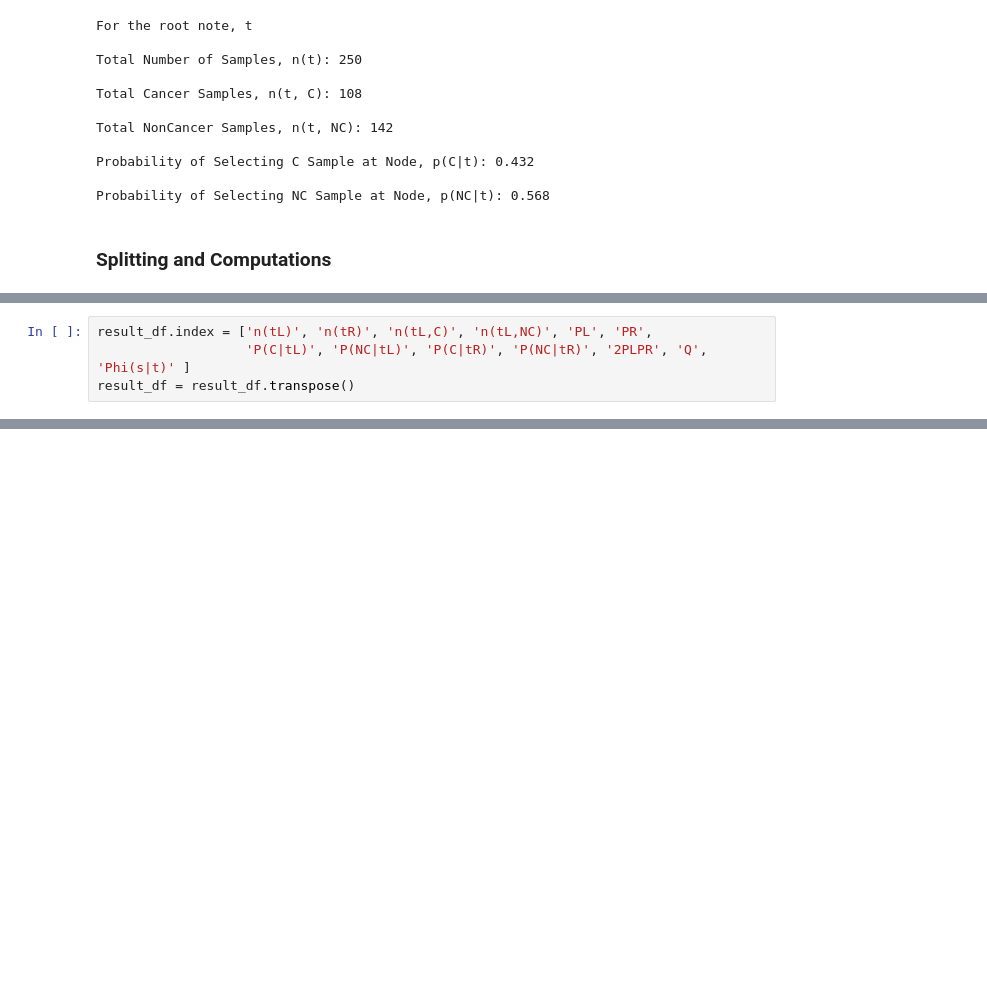
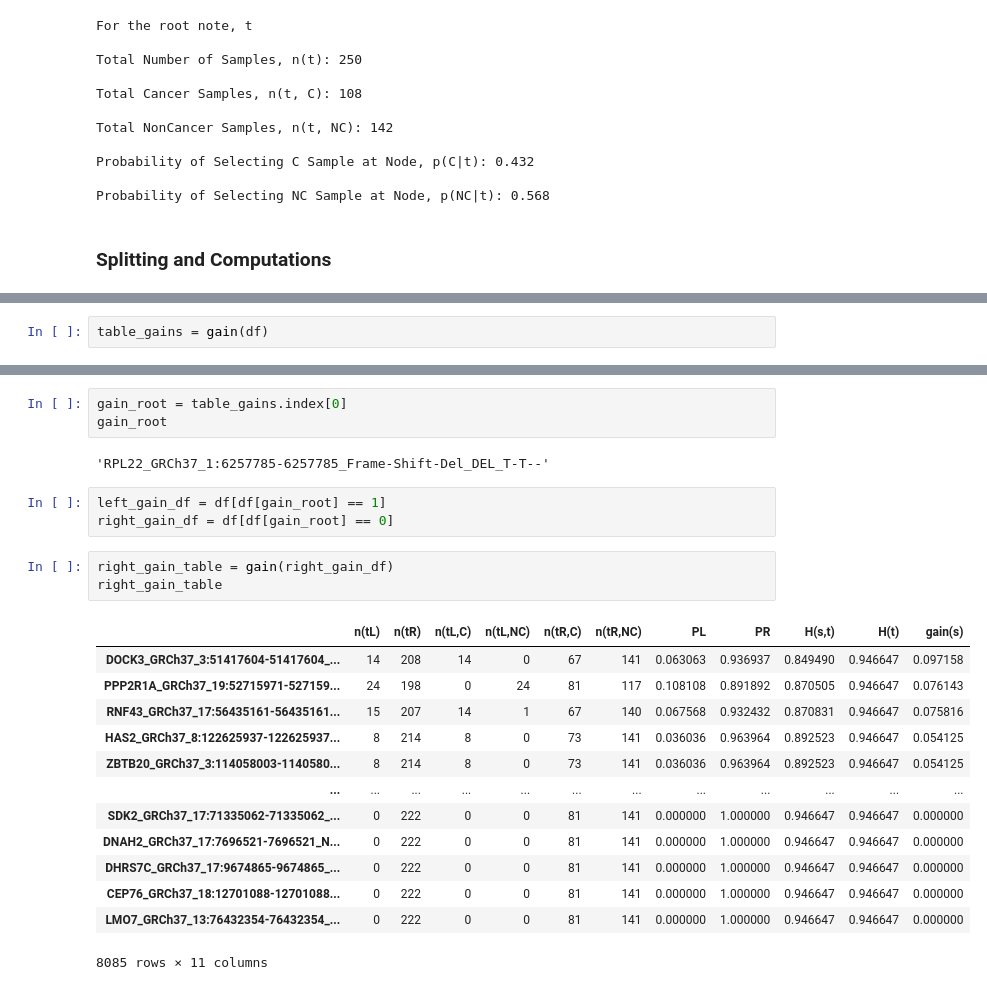
Before and after one commit to ericametta/CancerPredictionMode, a Jupyter notebook: FeatureEngineering-Phi.ipynb, the cells around one changed output, grey strips where cells are left out. Cells and saved outputs as stored; diff of their text form; blank space fills up the shorter version.

Commit message:
feature engineering with gain

```diff
--- a/FeatureEngineering-Phi.ipynb
+++ b/FeatureEngineering-Phi.ipynb
@@ -88,4 +100,0 @@ result_df = pd.DataFrame(Split_and_Compute(df))
-# %%
-result_df.index = ['n(tL)', 'n(tR)', 'n(tL,C)', 'n(tL,NC)', 'PL', 'PR',
-                   'P(C|tL)', 'P(NC|tL)', 'P(C|tR)', 'P(NC|tR)', '2PLPR', 'Q', 'Phi(s|t)' ]
-result_df = result_df.transpose()
@@ -106,0 +594,2 @@ feature_table.head(10)
+# %%
+table_gains = gain(df)
@@ -106,0 +610,25 @@ feature_table.head(10)
+# %%
+gain_root = table_gains.index[0]
+gain_root
+# %% [output]
+'RPL22_GRCh37_1:6257785-6257785_Frame-Shift-Del_DEL_T-T--'
+# %%
+left_gain_df = df[df[gain_root] == 1]
+right_gain_df = df[df[gain_root] == 0]
+# %%
+right_gain_table = gain(right_gain_df)
+right_gain_table
+# %% [output]
+|  | n(tL) | n(tR) | n(tL,C) | n(tL,NC) | n(tR,C) | n(tR,NC) | PL | PR | H(s,t) | H(t) | gain(s) |
+| DOCK3_GRCh37_3:51417604-51417604_... | 14 | 208 | 14 | 0 | 67 | 141 | 0.063063 | 0.936937 | 0.849490 | 0.946647 | 0.097158 |
+| PPP2R1A_GRCh37_19:52715971-527159... | 24 | 198 | 0 | 24 | 81 | 117 | 0.108108 | 0.891892 | 0.870505 | 0.946647 | 0.076143 |
+| RNF43_GRCh37_17:56435161-56435161... | 15 | 207 | 14 | 1 | 67 | 140 | 0.067568 | 0.932432 | 0.870831 | 0.946647 | 0.075816 |
+| HAS2_GRCh37_8:122625937-122625937... | 8 | 214 | 8 | 0 | 73 | 141 | 0.036036 | 0.963964 | 0.892523 | 0.946647 | 0.054125 |
+| ZBTB20_GRCh37_3:114058003-1140580... | 8 | 214 | 8 | 0 | 73 | 141 | 0.036036 | 0.963964 | 0.892523 | 0.946647 | 0.054125 |
+| ... | ... | ... | ... | ... | ... | ... | ... | ... | ... | ... | ... |
+| SDK2_GRCh37_17:71335062-71335062_... | 0 | 222 | 0 | 0 | 81 | 141 | 0.000000 | 1.000000 | 0.946647 | 0.946647 | 0.000000 |
+| DNAH2_GRCh37_17:7696521-7696521_N... | 0 | 222 | 0 | 0 | 81 | 141 | 0.000000 | 1.000000 | 0.946647 | 0.946647 | 0.000000 |
+| DHRS7C_GRCh37_17:9674865-9674865_... | 0 | 222 | 0 | 0 | 81 | 141 | 0.000000 | 1.000000 | 0.946647 | 0.946647 | 0.000000 |
+| CEP76_GRCh37_18:12701088-12701088... | 0 | 222 | 0 | 0 | 81 | 141 | 0.000000 | 1.000000 | 0.946647 | 0.946647 | 0.000000 |
+| LMO7_GRCh37_13:76432354-76432354_... | 0 | 222 | 0 | 0 | 81 | 141 | 0.000000 | 1.000000 | 0.946647 | 0.946647 | 0.000000 |
+8085 rows × 11 columns
```
Also changed, not shown: parts of 63 cells of this notebook.
